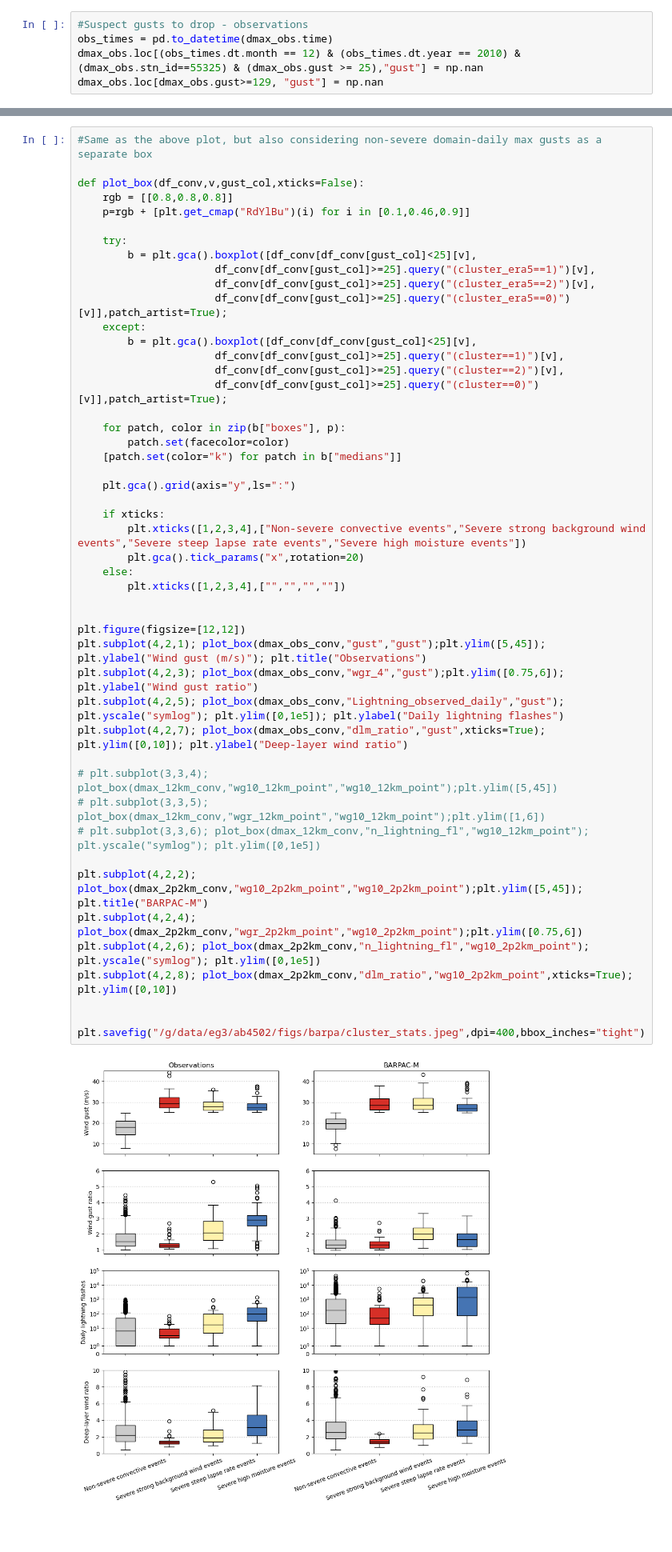
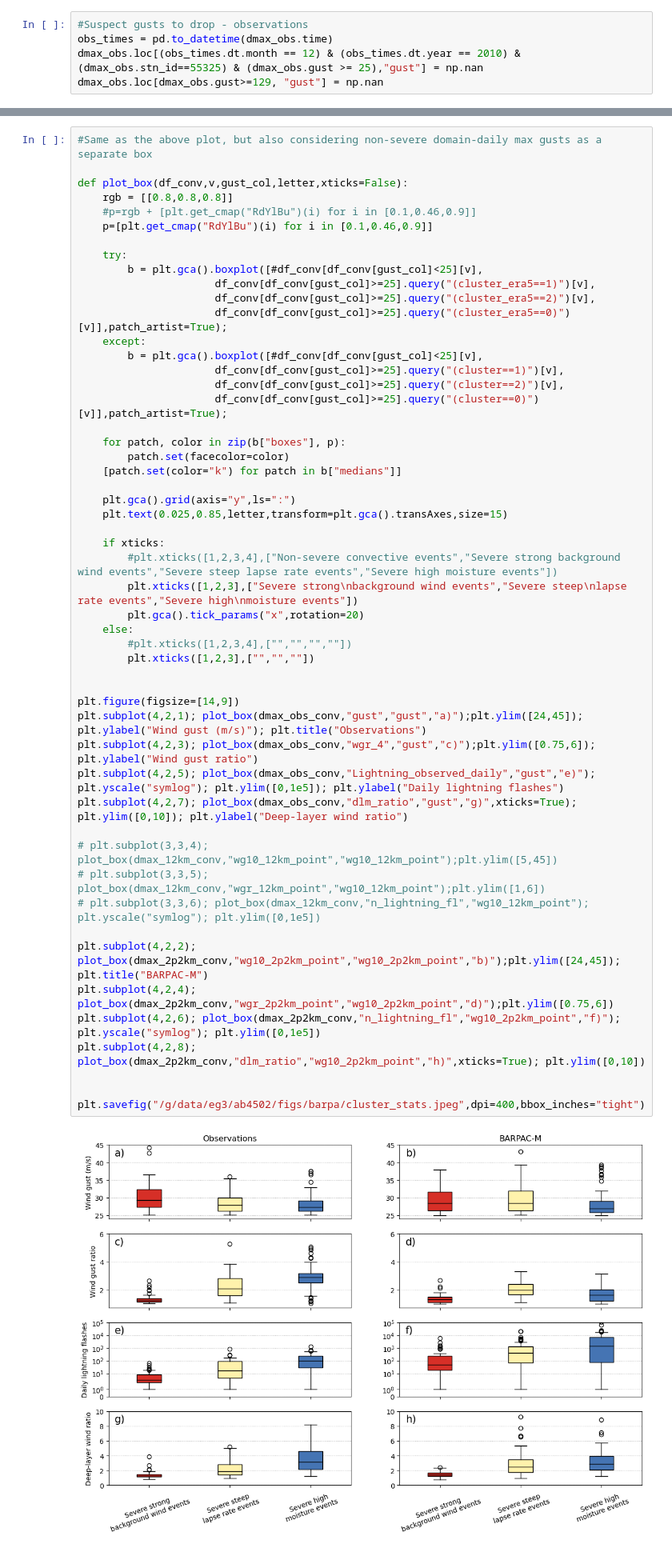
Before and after one commit to andrewbrown31/BARPA, a Jupyter notebook: wind_gust_analysis/analysis_10min_gusts.ipynb, the cells around one changed output, grey strips where cells are left out. Shown: that part at 80% size. Drawn from its saved outputs; the diff is of its cells as text; blank space fills up the shorter version.

```diff
--- a/wind_gust_analysis/analysis_10min_gusts.ipynb
+++ b/wind_gust_analysis/analysis_10min_gusts.ipynb
@@ -448,53 +735,57 @@ plt.subplot(3,3,9); sns.boxplot(data=dmax_2p2km_conv.query("(n_lightning_fl>=1)
 # %%
 #Same as the above plot, but also considering non-severe domain-daily max gusts as a separate box
 
-def plot_box(df_conv,v,gust_col,xticks=False):
+def plot_box(df_conv,v,gust_col,letter,xticks=False):
     rgb = [[0.8,0.8,0.8]]
-    p=rgb + [plt.get_cmap("RdYlBu")(i) for i in [0.1,0.46,0.9]]
+    #p=rgb + [plt.get_cmap("RdYlBu")(i) for i in [0.1,0.46,0.9]]
+    p=[plt.get_cmap("RdYlBu")(i) for i in [0.1,0.46,0.9]]
 
     try:
-        b = plt.gca().boxplot([df_conv[df_conv[gust_col]<25][v],
+        b = plt.gca().boxplot([#df_conv[df_conv[gust_col]<25][v],
                       df_conv[df_conv[gust_col]>=25].query("(cluster_era5==1)")[v],
                       df_conv[df_conv[gust_col]>=25].query("(cluster_era5==2)")[v],
                       df_conv[df_conv[gust_col]>=25].query("(cluster_era5==0)")[v]],patch_artist=True);
     except:
-        b = plt.gca().boxplot([df_conv[df_conv[gust_col]<25][v],
+        b = plt.gca().boxplot([#df_conv[df_conv[gust_col]<25][v],
                       df_conv[df_conv[gust_col]>=25].query("(cluster==1)")[v],
                       df_conv[df_conv[gust_col]>=25].query("(cluster==2)")[v],
                       df_conv[df_conv[gust_col]>=25].query("(cluster==0)")[v]],patch_artist=True);
 
     for patch, color in zip(b["boxes"], p):
         patch.set(facecolor=color)
     [patch.set(color="k") for patch in b["medians"]]
 
     plt.gca().grid(axis="y",ls=":")
+    plt.text(0.025,0.85,letter,transform=plt.gca().transAxes,size=15)
 
     if xticks:
-        plt.xticks([1,2,3,4],["Non-severe convective events","Severe strong background wind events","Severe steep lapse rate events","Severe high moisture events"])
+        #plt.xticks([1,2,3,4],["Non-severe convective events","Severe strong background wind events","Severe steep lapse rate events","Severe high moisture events"])
+        plt.xticks([1,2,3],["Severe strong\nbackground wind events","Severe steep\nlapse rate events","Severe high\nmoisture events"])
         plt.gca().tick_params("x",rotation=20)
     else:
-        plt.xticks([1,2,3,4],["","","",""])
+        #plt.xticks([1,2,3,4],["","","",""])
+        plt.xticks([1,2,3],["","",""])
 
 
-plt.figure(figsize=[12,12])
-plt.subplot(4,2,1); plot_box(dmax_obs_conv,"gust","gust");plt.ylim([5,45]); plt.ylabel("Wind gust (m/s)"); plt.title("Observations")
-plt.subplot(4,2,3); plot_box(dmax_obs_conv,"wgr_4","gust");plt.ylim([0.75,6]); plt.ylabel("Wind gust ratio")
-plt.subplot(4,2,5); plot_box(dmax_obs_conv,"Lightning_observed_daily","gust"); plt.yscale("symlog"); plt.ylim([0,1e5]); plt.ylabel("Daily lightning flashes")
-plt.subplot(4,2,7); plot_box(dmax_obs_conv,"dlm_ratio","gust",xticks=True); plt.ylim([0,10]); plt.ylabel("Deep-layer wind ratio")
+plt.figure(figsize=[14,9])
+plt.subplot(4,2,1); plot_box(dmax_obs_conv,"gust","gust","a)");plt.ylim([24,45]); plt.ylabel("Wind gust (m/s)"); plt.title("Observations")
+plt.subplot(4,2,3); plot_box(dmax_obs_conv,"wgr_4","gust","c)");plt.ylim([0.75,6]); plt.ylabel("Wind gust ratio")
+plt.subplot(4,2,5); plot_box(dmax_obs_conv,"Lightning_observed_daily","gust","e)"); plt.yscale("symlog"); plt.ylim([0,1e5]); plt.ylabel("Daily lightning flashes")
+plt.subplot(4,2,7); plot_box(dmax_obs_conv,"dlm_ratio","gust","g)",xticks=True); plt.ylim([0,10]); plt.ylabel("Deep-layer wind ratio")
 
 # plt.subplot(3,3,4); plot_box(dmax_12km_conv,"wg10_12km_point","wg10_12km_point");plt.ylim([5,45])
 # plt.subplot(3,3,5); plot_box(dmax_12km_conv,"wgr_12km_point","wg10_12km_point");plt.ylim([1,6])
 # plt.subplot(3,3,6); plot_box(dmax_12km_conv,"n_lightning_fl","wg10_12km_point"); plt.yscale("symlog"); plt.ylim([0,1e5])
 
-plt.subplot(4,2,2); plot_box(dmax_2p2km_conv,"wg10_2p2km_point","wg10_2p2km_point");plt.ylim([5,45]); plt.title("BARPAC-M")
-plt.subplot(4,2,4); plot_box(dmax_2p2km_conv,"wgr_2p2km_point","wg10_2p2km_point");plt.ylim([0.75,6])
-plt.subplot(4,2,6); plot_box(dmax_2p2km_conv,"n_lightning_fl","wg10_2p2km_point"); plt.yscale("symlog"); plt.ylim([0,1e5])
-plt.subplot(4,2,8); plot_box(dmax_2p2km_conv,"dlm_ratio","wg10_2p2km_point",xticks=True); plt.ylim([0,10])
+plt.subplot(4,2,2); plot_box(dmax_2p2km_conv,"wg10_2p2km_point","wg10_2p2km_point","b)");plt.ylim([24,45]); plt.title("BARPAC-M")
+plt.subplot(4,2,4); plot_box(dmax_2p2km_conv,"wgr_2p2km_point","wg10_2p2km_point","d)");plt.ylim([0.75,6])
+plt.subplot(4,2,6); plot_box(dmax_2p2km_conv,"n_lightning_fl","wg10_2p2km_point","f)"); plt.yscale("symlog"); plt.ylim([0,1e5])
+plt.subplot(4,2,8); plot_box(dmax_2p2km_conv,"dlm_ratio","wg10_2p2km_point","h)",xticks=True); plt.ylim([0,10])
 
 
 plt.savefig("/g/data/eg3/ab4502/figs/barpa/cluster_stats.jpeg",dpi=400,bbox_inches="tight")
 # %% [output]
-[figure, old version]
+[figure, new version]
 # %%
 plt.figure(figsize=[18,4])
 plt.subplot(1,3,1)
```
Also changed, not shown: parts of 16 cells of this notebook, 4 other files.
